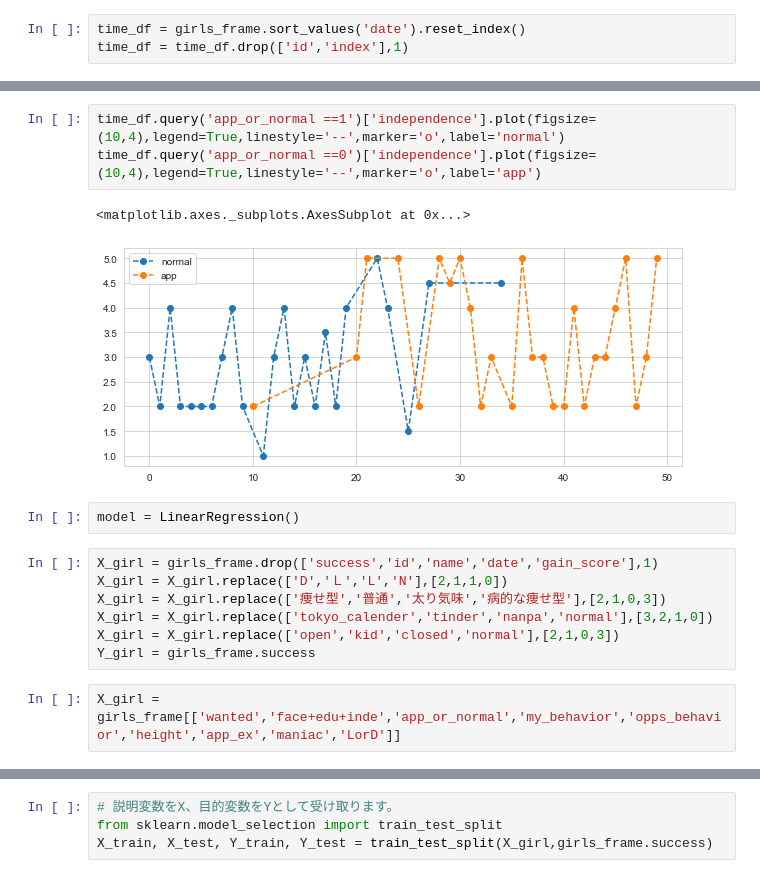
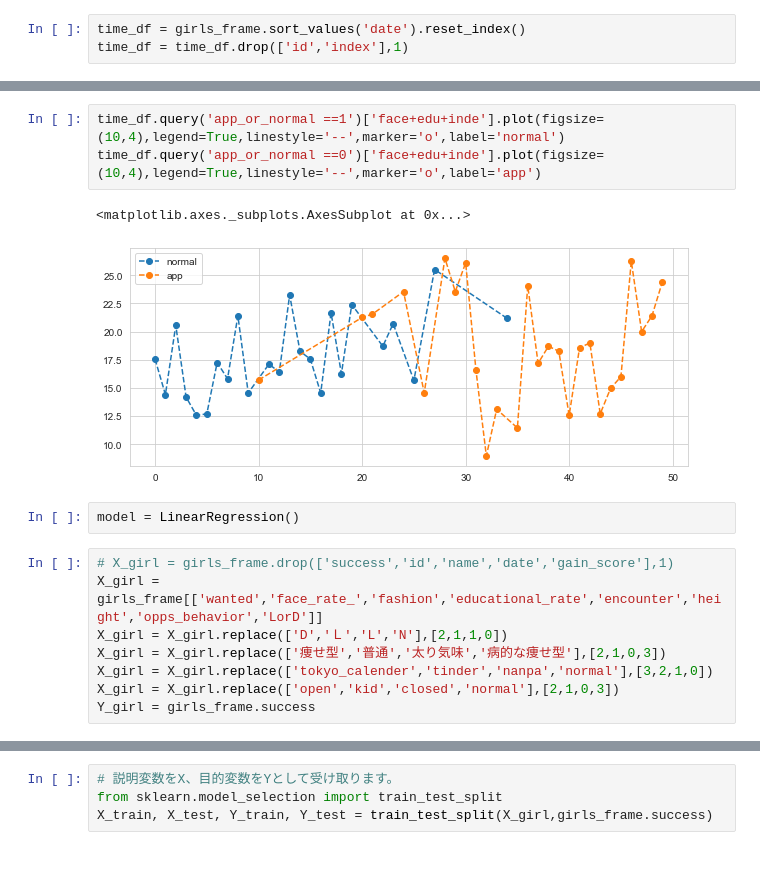
Before and after one commit to fujispooo/datascience, a Jupyter notebook: my_love_ex.ipynb, the cells around one changed output, grey strips where cells are left out. Drawn from its saved outputs; the diff is of its cells as text.

Commit message:
rechoice params at analysis of success rate

```diff
--- a/my_love_ex.ipynb
+++ b/my_love_ex.ipynb
@@ -160,22 +160,21 @@ time_df
 | 48 | 2020/07 | かほさん | tokyo_calender | 2.0 | 3.0 | 2.0 | 0 | 7 | 10 | Ｌ | ... |
 | 49 | 2020/08 | みか | tokyo_calender | 2.0 | 3.0 | 2.0 | 1 | 8 | 3 | D | ... |
 # %%
-time_df.query('app_or_normal ==1')['independence'].plot(figsize=(10,4),legend=True,linestyle='--',marker='o',label='normal')
-time_df.query('app_or_normal ==0')['independence'].plot(figsize=(10,4),legend=True,linestyle='--',marker='o',label='app')
+time_df.query('app_or_normal ==1')['face+edu+inde'].plot(figsize=(10,4),legend=True,linestyle='--',marker='o',label='normal')
+time_df.query('app_or_normal ==0')['face+edu+inde'].plot(figsize=(10,4),legend=True,linestyle='--',marker='o',label='app')
 # %% [output]
 <matplotlib.axes._subplots.AxesSubplot at 0x...>
-[figure, old version]
+[figure, new version]
 # %%
 model = LinearRegression()
 # %%
-X_girl = girls_frame.drop(['success','id','name','date','gain_score'],1)
+# X_girl = girls_frame.drop(['success','id','name','date','gain_score'],1)
+X_girl = girls_frame[['wanted','face_rate_','fashion','educational_rate','encounter','height','opps_behavior','LorD']]
 X_girl = X_girl.replace(['D','Ｌ','L','N'],[2,1,1,0])
 X_girl = X_girl.replace(['痩せ型','普通','太り気味','病的な痩せ型'],[2,1,0,3])
 X_girl = X_girl.replace(['tokyo_calender','tinder','nanpa','normal'],[3,2,1,0])
 X_girl = X_girl.replace(['open','kid','closed','normal'],[2,1,0,3])
 Y_girl = girls_frame.success
-# %%
-X_girl = girls_frame[['wanted','face+edu+inde','app_or_normal','my_behavior','opps_behavior','height','app_ex','maniac','LorD']]
 # %%
 X_girl.head(1)
 # %% [output]
```
Also changed, not shown: parts of 3 cells of this notebook, 2 other files.
